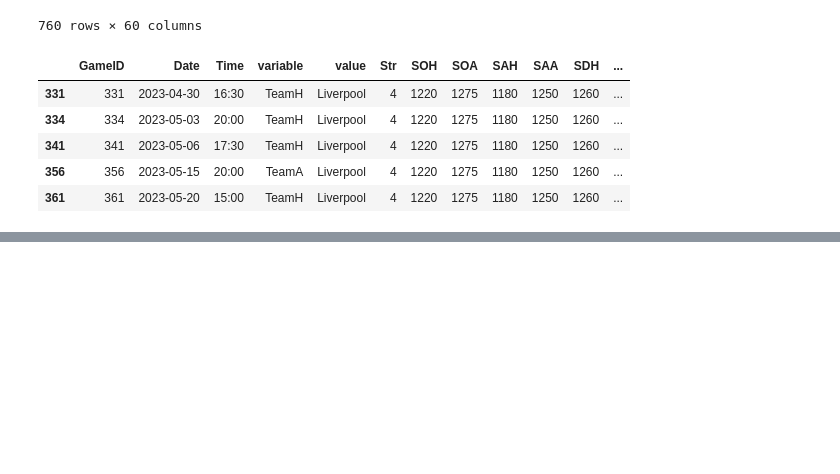
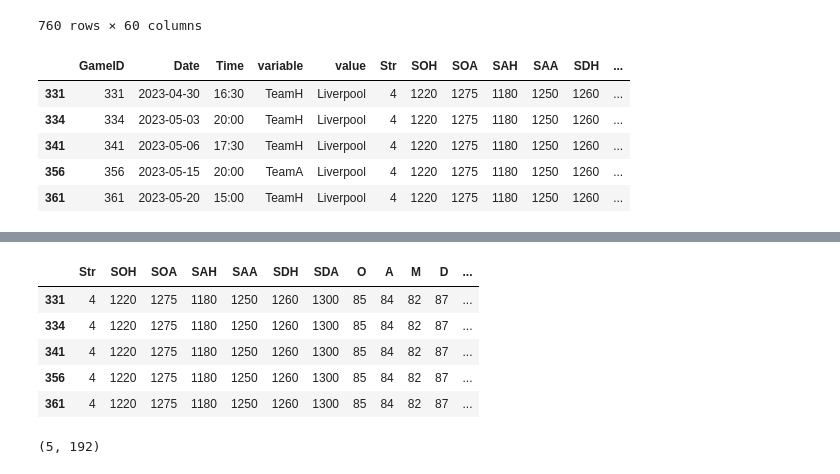
Before and after one commit to jeffreyreeve/capstone-premier-league-predictor, a Jupyter notebook: notebooks/data_prep.ipynb, the cells around one changed output, grey strips where cells are left out. Saved outputs shown, nothing was run; the diff lists cells and outputs as text; code cells hidden in the pictures; blank space fills up the shorter version.

```diff
--- a/notebooks/data_prep.ipynb
+++ b/notebooks/data_prep.ipynb
@@ -771,0 +834,32 @@ combined_stats[(combined_stats['value'] == Team) & (combined_stats['GameID'] < G
+# %%
+betting_stats = ['B365H', 'B365D', 'B365A', 'BWH', 'BWD', 'BWA', 'IWH', 'IWD',
+       'IWA', 'PSH', 'PSD', 'PSA', 'WHH', 'WHD', 'WHA', 'VCH', 'VCD',
+       'VCA', 'MaxH', 'MaxD', 'MaxA', 'AvgH', 'AvgD', 'AvgA', 'B365>2.5',
+       'B365<2.5', 'P>2.5', 'P<2.5', 'Max>2.5', 'Max<2.5', 'Avg>2.5',
+       'Avg<2.5', 'AHh', 'B365AHH', 'B365AHA', 'PAHH', 'PAHA', 'MaxAHH',
+       'MaxAHA', 'AvgAHH', 'AvgAHA', 'B365CH', 'B365CD', 'B365CA', 'BWCH',
+       'BWCD', 'BWCA', 'IWCH', 'IWCD', 'IWCA', 'PSCH', 'PSCD', 'PSCA',
+       'WHCH', 'WHCD', 'WHCA', 'VCCH', 'VCCD', 'VCCA', 'MaxCH', 'MaxCD',
+       'MaxCA', 'AvgCH', 'AvgCD', 'AvgCA', 'B365C>2.5', 'B365C<2.5',
+       'PC>2.5', 'PC<2.5', 'MaxC>2.5', 'MaxC<2.5', 'AvgC>2.5', 'AvgC<2.5',
+       'AHCh', 'B365CAHH', 'B365CAHA', 'PCAHH', 'PCAHA', 'MaxCAHH',
+       'MaxCAHA', 'AvgCAHH', 'AvgCAHA']
+# %%
+final_data_corrected['Date'] = pd.to_datetime(final_data_corrected['Date'], dayfirst=True)
+# %%
+betting_data = final_data_corrected[(final_data_corrected['GameID'].isin(GameIDs))].sort_values('Date')[betting_stats]
+# %%
+combined = pd.concat([team_stats, opponent_stats, betting_data], axis=1)
+# %%
+combined
+# %% [output]
+|  | Str | SOH | SOA | SAH | SAA | SDH | SDA | O | A | M | D | ... |
+| 331 | 4 | 1220 | 1275 | 1180 | 1250 | 1260 | 1300 | 85 | 84 | 82 | 87 | ... |
+| 334 | 4 | 1220 | 1275 | 1180 | 1250 | 1260 | 1300 | 85 | 84 | 82 | 87 | ... |
+| 341 | 4 | 1220 | 1275 | 1180 | 1250 | 1260 | 1300 | 85 | 84 | 82 | 87 | ... |
+| 356 | 4 | 1220 | 1275 | 1180 | 1250 | 1260 | 1300 | 85 | 84 | 82 | 87 | ... |
+| 361 | 4 | 1220 | 1275 | 1180 | 1250 | 1260 | 1300 | 85 | 84 | 82 | 87 | ... |
+# %%
+combined.shape
+# %% [output]
+(5, 192)
```
Also changed, not shown: parts of 24 cells of this notebook.
